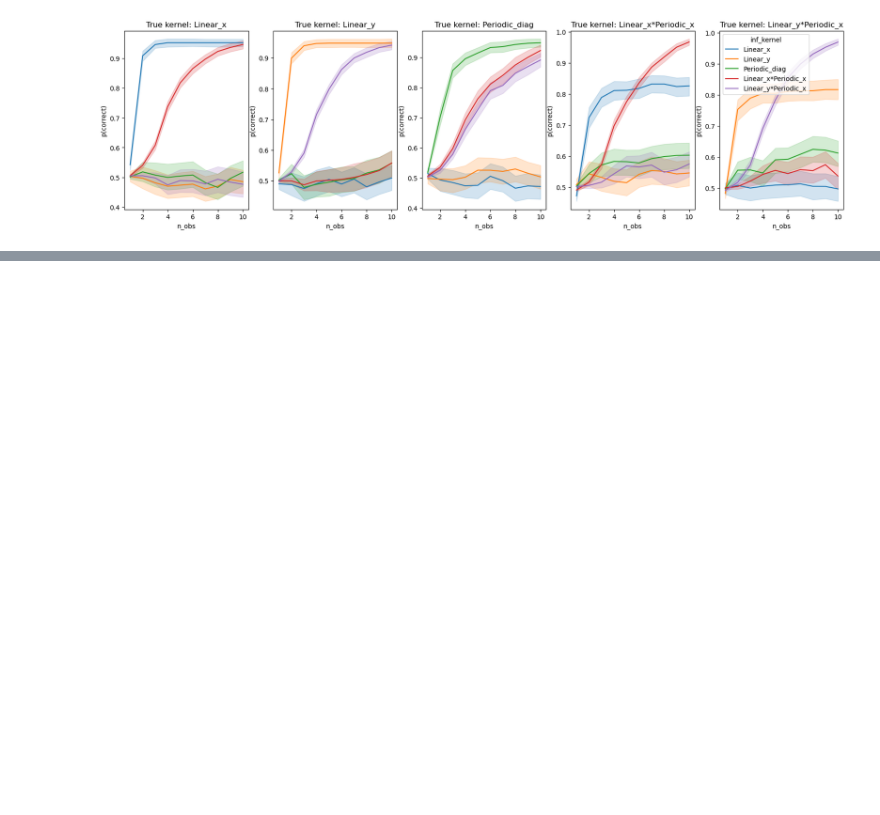
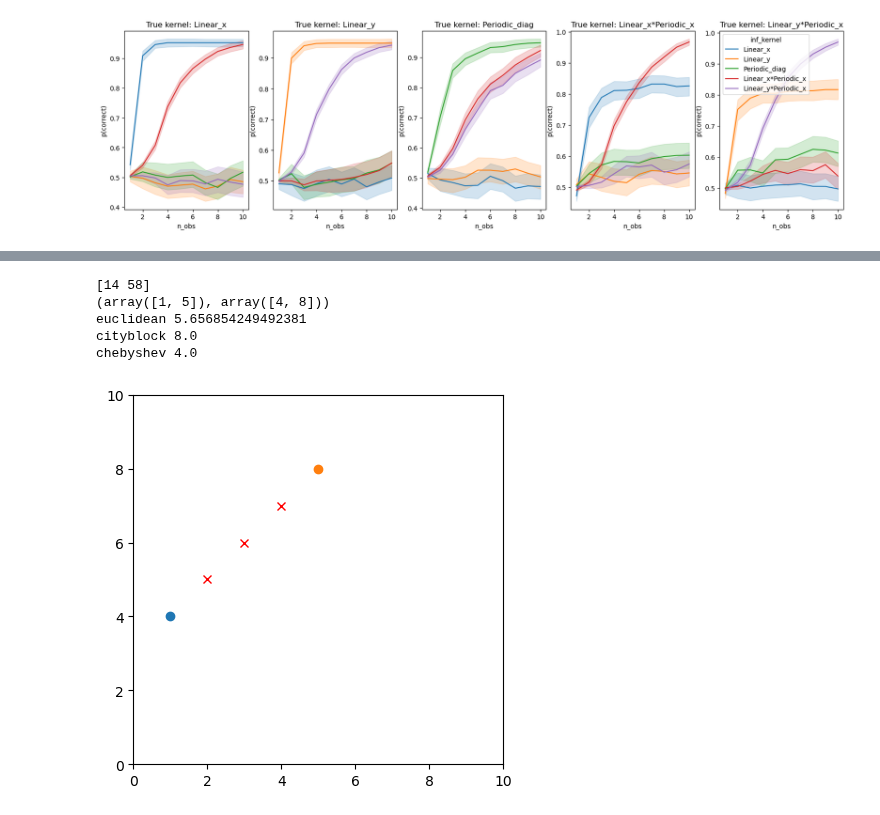
Before and after one commit to tgham/context_exploration, a Jupyter notebook: GP_worlds.ipynb, the cells around one changed output, grey strips where cells are left out. Cells and saved outputs as stored; diff of their text form; code cells hidden in the pictures; blank space fills up the shorter version.

Commit message:
route trajectory first go

```diff
--- a/GP_worlds.ipynb
+++ b/GP_worlds.ipynb
@@ -630,0 +301,78 @@ Text(0, 0.5, 'log marginal likelihood')
+# %%
+def trajectory(start, end, metric = 'chebyshev'):
+
+    ## convert start and end points to 2D coordinates
+    start = np.unravel_index(start, (10,10))
+    end = np.unravel_index(end, (10,10))
+    x1, y1 = start
+    x2, y2 = end
+    trajectory = [start]
+
+    ## allow agent to move diagonally
+    if metric == 'chebyshev':
+        while trajectory[-1] != end:
+
+            ## determine direction of movement
+            dx = np.sign(x2 - x1)  # -1, 0, or 1 for x direction
+            dy = np.sign(y2 - y1)  # -1, 0, or 1 for y direction
+
+            # Move in the direction of the target (i.e. diag if both dx and dy are non-zero)
+            x1, y1 = (x1 + dx, y1 + dy)
+            trajectory.append((x1, y1))
+
+    ## only allow agent to move in cardinal directions
+    elif metric == 'manhattan':
+
+        # first move in x direction
+        while x1 != x2:
+            if x2 > x1:
+                x1 += 1  # Move right
+            else:
+                x1 -= 1  # Move left
+            trajectory.append((x1, y1))
+
+        # Then, move vertically until y1 == y2
+        while y1 != y2:
+            if y2 > y1:
+                y1 += 1  # Move up
+            else:
+                y1 -= 1  # Move down
+            trajectory.append((x1, y1))
+
+    return trajectory
+
+
+## calulate distance between two random points in the grid
+dist_metrics = [
+    'euclidean',
+    'cityblock',
+    'chebyshev'
+]
+pair = np.random.randint(0, N**2, (2))
+print(pair)
+print(np.unravel_index(pair, (N,N)))
+
+## plot square grid
+plt.figure()
+for p in pair:
+    p = np.unravel_index(p, (N,N))
+    plt.plot(p[0], p[1], 'o')
+plt.xlim(0,10)
+plt.ylim(0,10)
+plt.gca().set_aspect('equal', adjustable='box')
+for met in dist_metrics:
+    all_dists = scipy.spatial.distance.cdist(gp.locations, gp.locations, metric = met)
+    dist = all_dists[pair[0], pair[1]]
+    print(met, dist)
+
+# Get the trajectory
+traj = trajectory(pair[0], pair[1])
+for t in traj[1:-1]:
+    plt.plot(t[0], t[1], 'x', color='red')
+# %% [output]
+[14 58]
+(array([1, 5]), array([4, 8]))
+euclidean 5.656854249492381
+cityblock 8.0
+chebyshev 4.0
+[figure, added]
```
Also changed, not shown: parts of 17 cells of this notebook, 1 other file.
